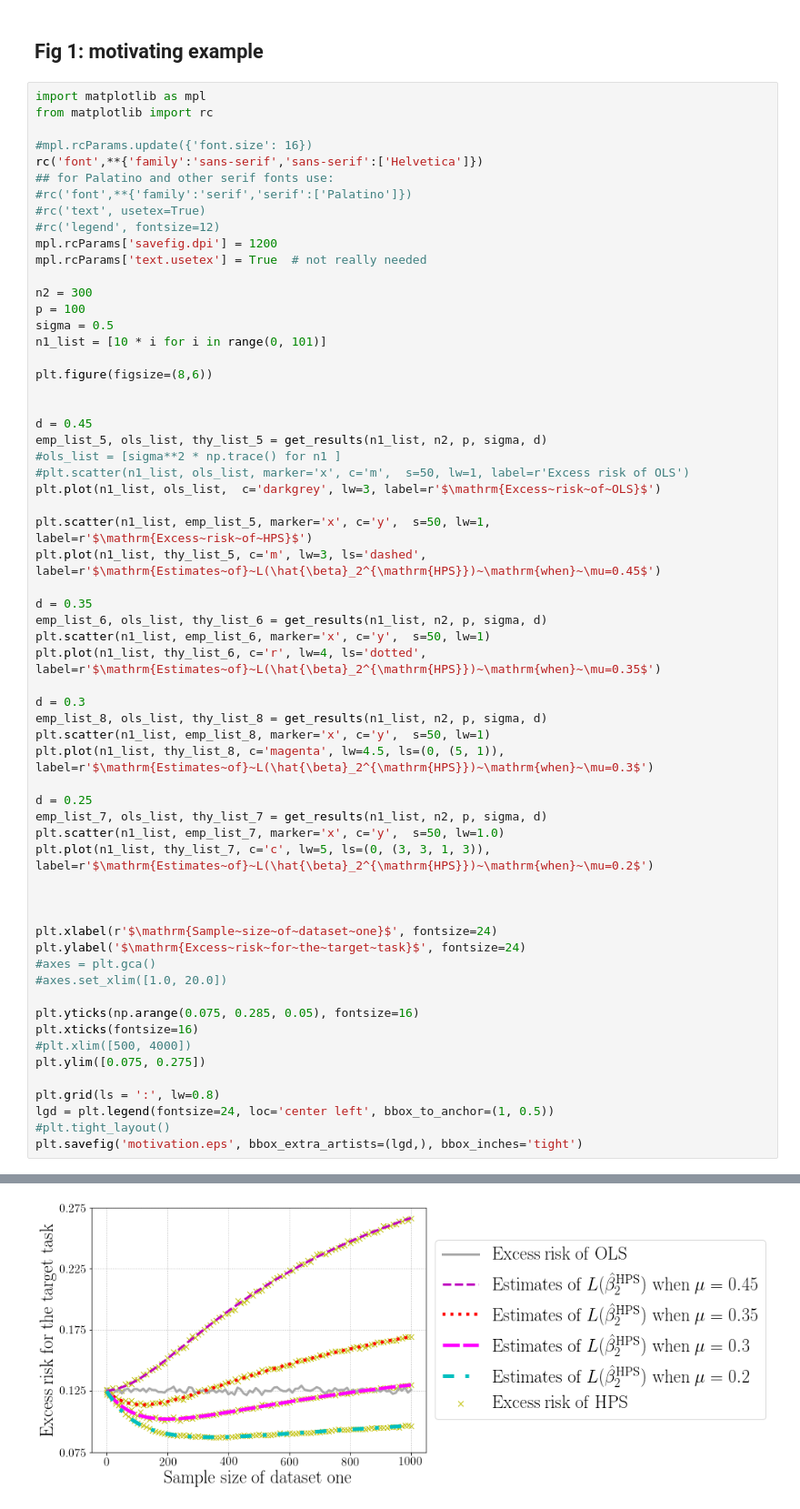
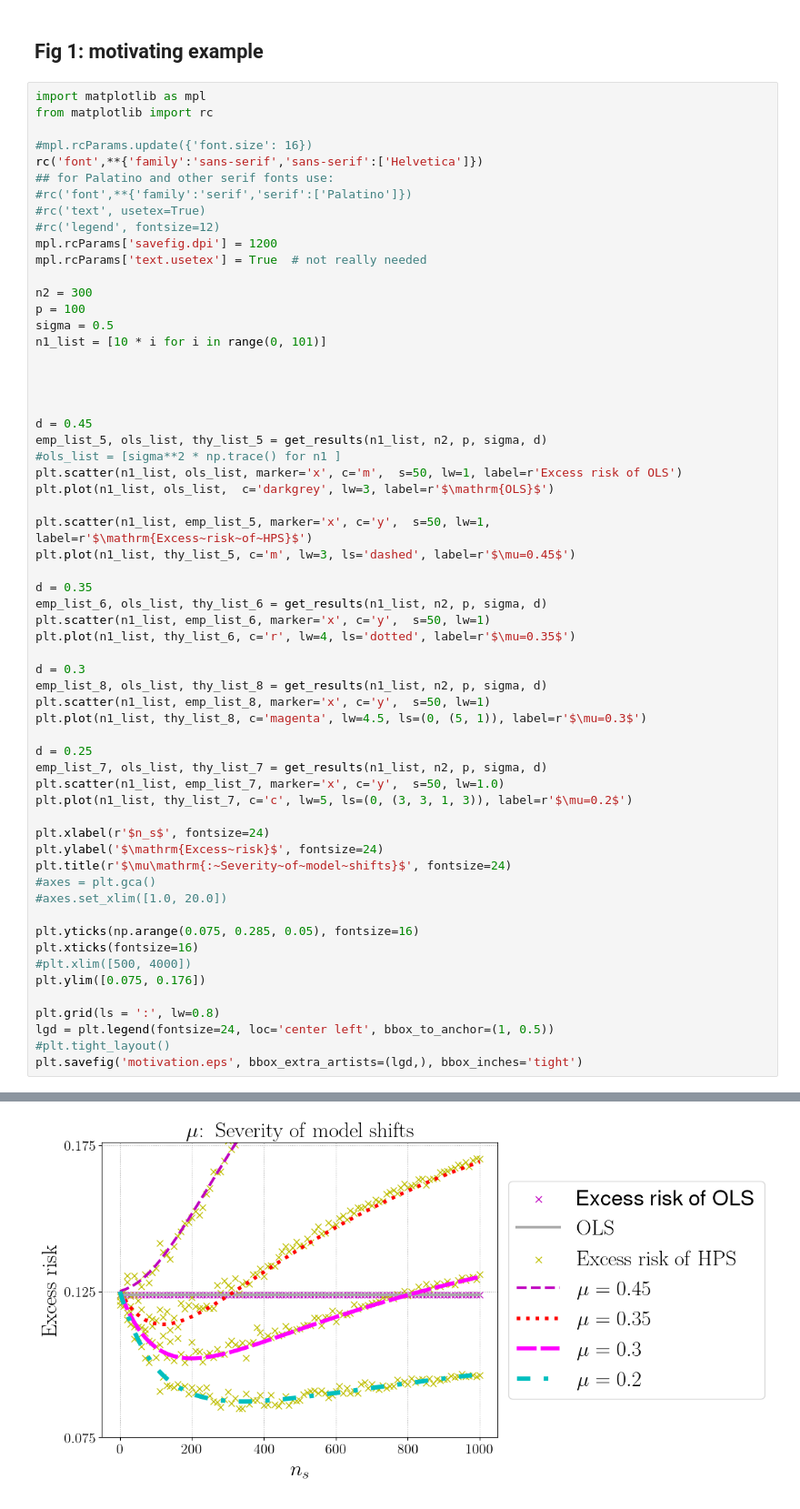
Before and after one commit to VirtuosoResearch/Transfer_learning_random_matrix_simulations, a Jupyter notebook: notebooks/model-shift.ipynb, the cells around one changed output, grey strips where cells are left out. Shown at 91% size. Cells and saved outputs as stored; diff of their text form.

```diff
--- a/notebooks/model-shift.ipynb
+++ b/notebooks/model-shift.ipynb
@@ -222,44 +118,43 @@ p = 100
 sigma = 0.5
 n1_list = [10 * i for i in range(0, 101)]
 
-plt.figure(figsize=(8,6))
+
 
 
 d = 0.45
 emp_list_5, ols_list, thy_list_5 = get_results(n1_list, n2, p, sigma, d)
 #ols_list = [sigma**2 * np.trace() for n1 ]
-#plt.scatter(n1_list, ols_list, marker='x', c='m',  s=50, lw=1, label=r'Excess risk of OLS')
-plt.plot(n1_list, ols_list,  c='darkgrey', lw=3, label=r'$\mathrm{Excess~risk~of~OLS}$')
+plt.scatter(n1_list, ols_list, marker='x', c='m',  s=50, lw=1, label=r'Excess risk of OLS')
+plt.plot(n1_list, ols_list,  c='darkgrey', lw=3, label=r'$\mathrm{OLS}$')
 
 plt.scatter(n1_list, emp_list_5, marker='x', c='y',  s=50, lw=1, label=r'$\mathrm{Excess~risk~of~HPS}$')
-plt.plot(n1_list, thy_list_5, c='m', lw=3, ls='dashed', label=r'$\mathrm{Estimates~of}~L(\hat{\beta}_2^{\mathrm{HPS}})~\mathrm{when}~\mu=0.45$')
+plt.plot(n1_list, thy_list_5, c='m', lw=3, ls='dashed', label=r'$\mu=0.45$')
 
 d = 0.35
 emp_list_6, ols_list, thy_list_6 = get_results(n1_list, n2, p, sigma, d)
 plt.scatter(n1_list, emp_list_6, marker='x', c='y',  s=50, lw=1)
-plt.plot(n1_list, thy_list_6, c='r', lw=4, ls='dotted', label=r'$\mathrm{Estimates~of}~L(\hat{\beta}_2^{\mathrm{HPS}})~\mathrm{when}~\mu=0.35$')
+plt.plot(n1_list, thy_list_6, c='r', lw=4, ls='dotted', label=r'$\mu=0.35$')
 
 d = 0.3
 emp_list_8, ols_list, thy_list_8 = get_results(n1_list, n2, p, sigma, d)
 plt.scatter(n1_list, emp_list_8, marker='x', c='y',  s=50, lw=1)
-plt.plot(n1_list, thy_list_8, c='magenta', lw=4.5, ls=(0, (5, 1)), label=r'$\mathrm{Estimates~of}~L(\hat{\beta}_2^{\mathrm{HPS}})~\mathrm{when}~\mu=0.3$')
+plt.plot(n1_list, thy_list_8, c='magenta', lw=4.5, ls=(0, (5, 1)), label=r'$\mu=0.3$')
 
 d = 0.25
 emp_list_7, ols_list, thy_list_7 = get_results(n1_list, n2, p, sigma, d)
 plt.scatter(n1_list, emp_list_7, marker='x', c='y',  s=50, lw=1.0)
-plt.plot(n1_list, thy_list_7, c='c', lw=5, ls=(0, (3, 3, 1, 3)), label=r'$\mathrm{Estimates~of}~L(\hat{\beta}_2^{\mathrm{HPS}})~\mathrm{when}~\mu=0.2$')
+plt.plot(n1_list, thy_list_7, c='c', lw=5, ls=(0, (3, 3, 1, 3)), label=r'$\mu=0.2$')
 
-
-
-plt.xlabel(r'$\mathrm{Sample~size~of~dataset~one}$', fontsize=24)
-plt.ylabel('$\mathrm{Excess~risk~for~the~target~task}$', fontsize=24)
+plt.xlabel(r'$n_s$', fontsize=24)
+plt.ylabel('$\mathrm{Excess~risk}$', fontsize=24)
+plt.title(r'$\mu\mathrm{:~Severity~of~model~shifts}$', fontsize=24)
 #axes = plt.gca()
 #axes.set_xlim([1.0, 20.0])
 
 plt.yticks(np.arange(0.075, 0.285, 0.05), fontsize=16)
 plt.xticks(fontsize=16)
 #plt.xlim([500, 4000])
-plt.ylim([0.075, 0.275])
+plt.ylim([0.075, 0.176])
 
 plt.grid(ls = ':', lw=0.8)
 lgd = plt.legend(fontsize=24, loc='center left', bbox_to_anchor=(1, 0.5))
@@ -271 +165 @@ The PostScript backend does not support transparency; partially transparent arti
-[figure, old version]
+[figure, new version]
```
Also changed, not shown: parts of 6 cells of this notebook, 4 other files.
